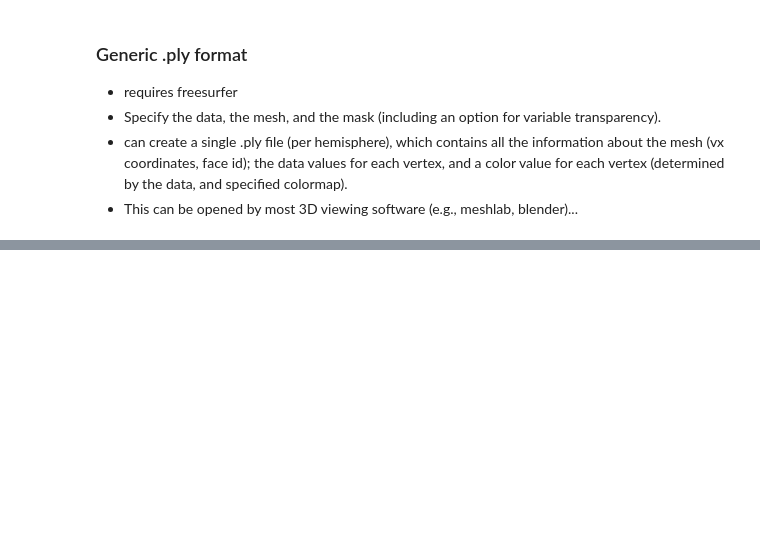
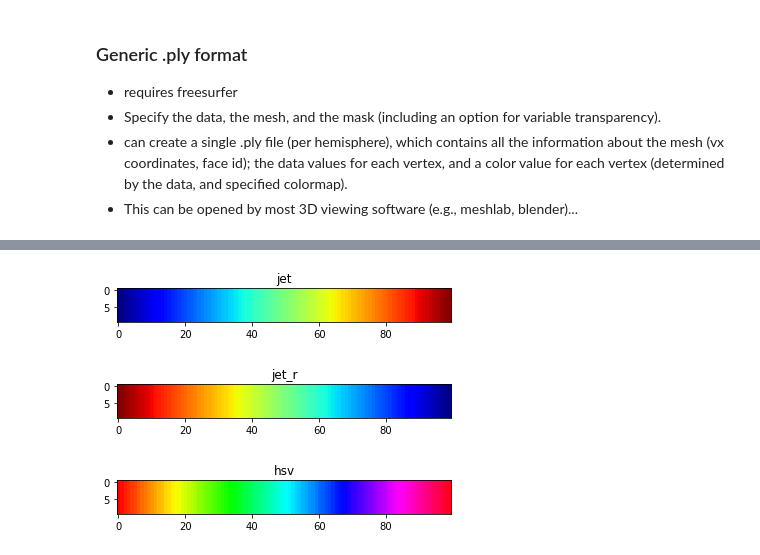
Before and after one commit to mdaghlian/dag_prf_utils, a Jupyter notebook: suface_examples.ipynb, the cells around one changed output, grey strips where cells are left out. Drawn from its saved outputs; the diff is of its cells as text; code cells hidden in the pictures; blank space fills up the shorter version.

Commit message:
colormap notes

```diff
--- a/suface_examples.ipynb
+++ b/suface_examples.ipynb
@@ -193,0 +207,18 @@ dag_fs_to_ply(
+# %%
+from dag_prf_utils.plot_functions import *
+
+demo_mat = np.ones((10,100)) * np.arange(100)
+# You can load any of the defualt colormaps that exist in matplotlib
+eg_default_cmaps = {}
+eg_default_cmaps['jet'] = dag_get_cmap('jet')
+eg_default_cmaps['jet_r'] = dag_get_cmap('jet_r')
+eg_default_cmaps['hsv'] = dag_get_cmap('hsv')
+
+for eg_cmap in ['jet', 'jet_r', 'hsv']:
+    plt.figure()
+    plt.imshow(demo_mat, cmap=eg_default_cmaps[eg_cmap])
+    plt.title(eg_cmap)
+# %% [output]
+[figure, added]
+[figure, added]
+[figure, added]
```
Also changed, not shown: parts of 8 cells of this notebook, 2 other files.
